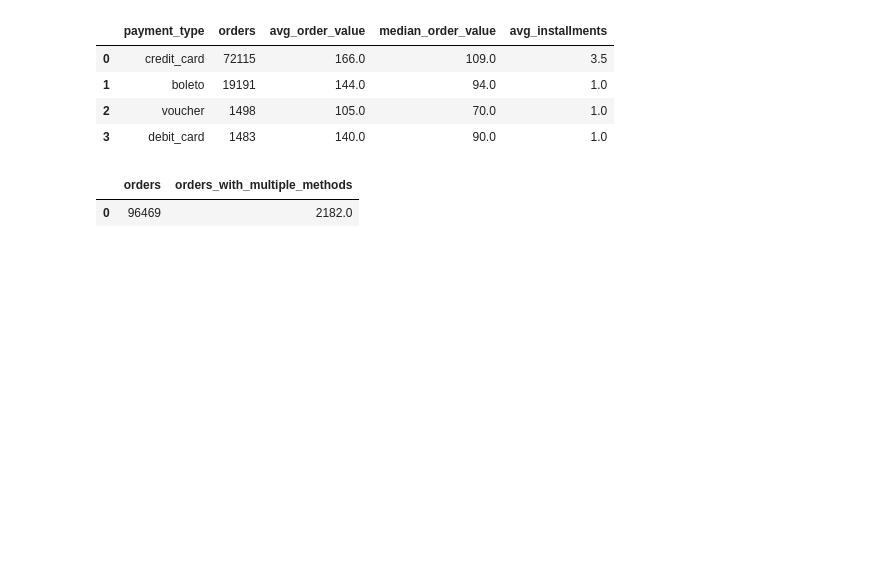
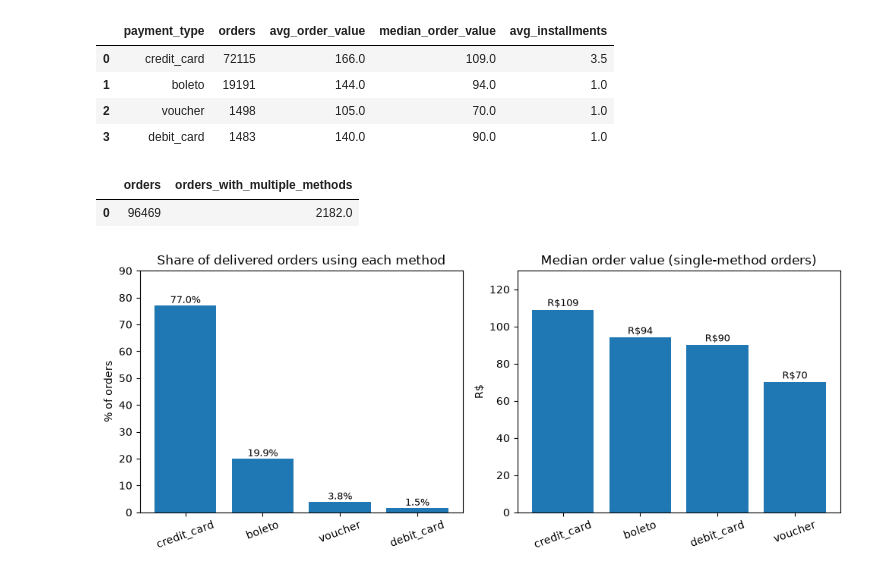
Before and after one commit to eQuaEnoo/olist-ecommerce-analysis, a Jupyter notebook: notebooks/01-explore.ipynb, the cells around one changed output. Cells and saved outputs as stored; diff of their text form; code cells hidden in the pictures; blank space fills up the shorter version.

```diff
--- a/notebooks/01-explore.ipynb
+++ b/notebooks/01-explore.ipynb
@@ -711,3 +713,29 @@ con.execute("""
 # %% [output]
 |  | orders | orders_with_multiple_methods |
 | 0 | 96469 | 2182.0 |
+# %%
+fig, (a1, a2) = plt.subplots(1, 2, figsize=(10, 4.2))
+
+p = pay.sort_values("pct_of_orders", ascending=False)
+a1.bar(p["payment_type"], p["pct_of_orders"])
+a1.set_title("Share of delivered orders using each method")
+a1.set_ylabel("% of orders")
+a1.set_ylim(0, 90)
+for i, v in enumerate(p["pct_of_orders"]):
+    a1.text(i, v + 1, f"{v:.1f}%", ha="center", fontsize=9)
+
+a = aov.sort_values("median_order_value", ascending=False)
+a2.bar(a["payment_type"], a["median_order_value"])
+a2.set_title("Median order value (single-method orders)")
+a2.set_ylabel("R$")
+a2.set_ylim(0, 130)
+for i, v in enumerate(a["median_order_value"]):
+    a2.text(i, v + 2, f"R${v:.0f}", ha="center", fontsize=9)
+
+for ax in (a1, a2):
+    ax.tick_params(axis="x", rotation=20)
+plt.tight_layout()
+plt.savefig(REPORTS / "payment_methods.png", dpi=150)
+plt.show()
+# %% [output]
+[figure, added]
```
Also changed, not shown: parts of 3 cells of this notebook, 1 other file.
